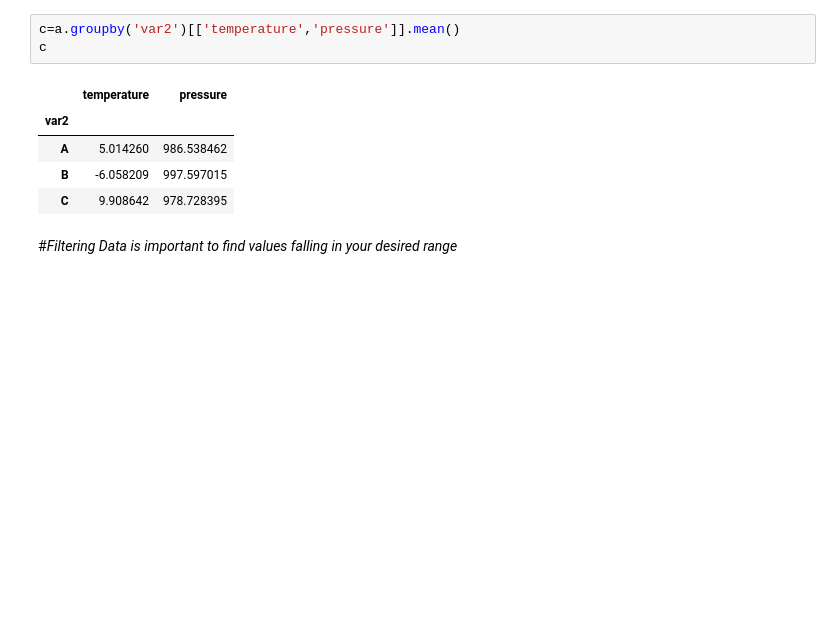
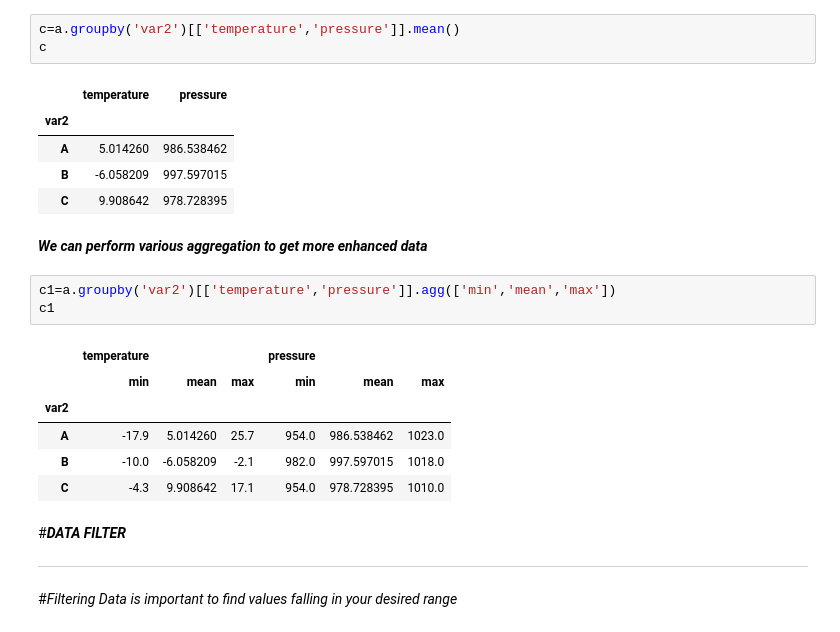
Before and after one commit to amit0902/Statistics, a Jupyter notebook: Basic_Statistics.ipynb, the cells around one changed output. Cells and saved outputs as stored; diff of their text form; blank space fills up the shorter version.

```diff
--- a/Basic_Statistics.ipynb
+++ b/Basic_Statistics.ipynb
@@ -195,6 +196,22 @@ c
 | A | 5.014260 | 986.538462 |
 | B | -6.058209 | 997.597015 |
 | C | 9.908642 | 978.728395 |
+# %% [markdown]
+***We can perform various aggregation to get more enhanced data***
+# %%
+c1=a.groupby('var2')[['temperature','pressure']].agg(['min','mean','max'])
+c1
+# %% [output]
+|  | temperature |  |  | pressure |  |  |
+|  | min | mean | max | min | mean | max |
+| var2 |  |  |  |  |  |  |
+| A | -17.9 | 5.014260 | 25.7 | 954.0 | 986.538462 | 1023.0 |
+| B | -10.0 | -6.058209 | -2.1 | 982.0 | 997.597015 | 1018.0 |
+| C | -4.3 | 9.908642 | 17.1 | 954.0 | 978.728395 | 1010.0 |
+# %% [markdown]
+#***DATA FILTER***
+
+---
 # %% [markdown]
 #*Filtering Data is important to find values falling in your desired range*
 # %%
```
Also changed, not shown: parts of 12 cells of this notebook.
